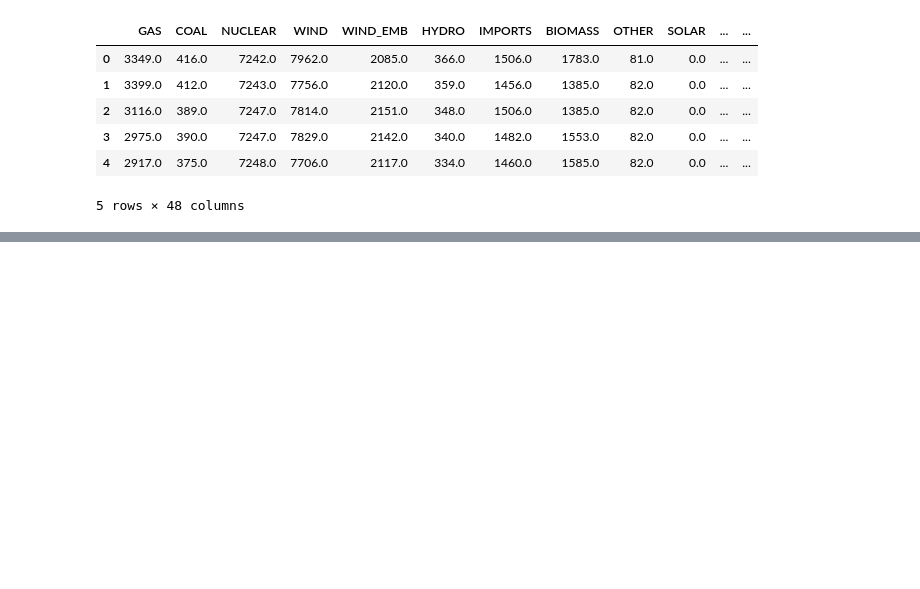
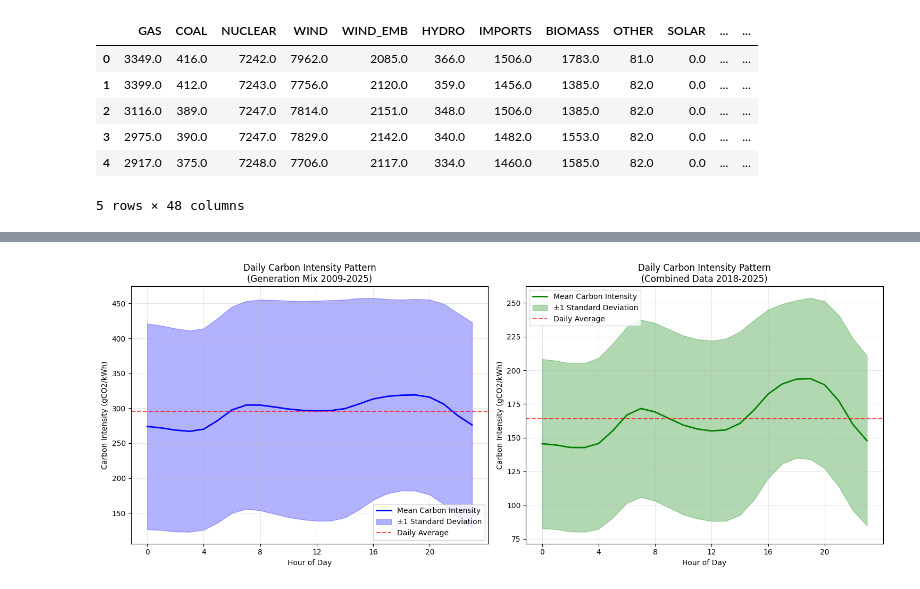
Before and after one commit to Julian-Elliott/grid-carbon-analysis, a Jupyter notebook: notebooks/06_hypothesis_testing.ipynb, the cells around one changed output, grey strips where cells are left out. Saved outputs shown, nothing was run; the diff lists cells and outputs as text; code cells hidden in the pictures; blank space fills up the shorter version.

Commit message:
feat: add hypothesis calculations and insights

```diff
--- a/notebooks/06_hypothesis_testing.ipynb
+++ b/notebooks/06_hypothesis_testing.ipynb
@@ -61,0 +199,39 @@ Loaded generation mix data: 121,034 rows × 48 columns
+# %%
+# Visualize daily patterns
+fig, (ax1, ax2) = plt.subplots(1, 2, figsize=(15, 6))
+
+# Plot generation mix hourly patterns
+gen_hourly = gen_results['hourly_stats']
+ax1.plot(gen_hourly['hour'], gen_hourly['mean'], 'b-', linewidth=2, label='Mean Carbon Intensity')
+ax1.fill_between(gen_hourly['hour'],
+                 gen_hourly['mean'] - gen_hourly['std'],
+                 gen_hourly['mean'] + gen_hourly['std'],
+                 alpha=0.3, color='blue', label='±1 Standard Deviation')
+ax1.axhline(y=gen_hourly['mean'].mean(), color='red', linestyle='--', alpha=0.7, label='Daily Average')
+ax1.set_xlabel('Hour of Day')
+ax1.set_ylabel('Carbon Intensity (gCO2/kWh)')
+ax1.set_title('Daily Carbon Intensity Pattern\n(Generation Mix 2009-2025)')
+ax1.legend()
+ax1.grid(True, alpha=0.3)
+ax1.set_xticks(range(0, 24, 4))
+
+# Plot combined data hourly patterns
+combined_hourly = combined_results['hourly_stats']
+ax2.plot(combined_hourly['hour'], combined_hourly['mean'], 'g-', linewidth=2, label='Mean Carbon Intensity')
+ax2.fill_between(combined_hourly['hour'],
+                 combined_hourly['mean'] - combined_hourly['std'],
+                 combined_hourly['mean'] + combined_hourly['std'],
+                 alpha=0.3, color='green', label='±1 Standard Deviation')
+ax2.axhline(y=combined_hourly['mean'].mean(), color='red', linestyle='--', alpha=0.7, label='Daily Average')
+ax2.set_xlabel('Hour of Day')
+ax2.set_ylabel('Carbon Intensity (gCO2/kWh)')
+ax2.set_title('Daily Carbon Intensity Pattern\n(Combined Data 2018-2025)')
+ax2.legend()
+ax2.grid(True, alpha=0.3)
+ax2.set_xticks(range(0, 24, 4))
+
+plt.tight_layout()
+plt.savefig('../results/figures/hypothesis_1_daily_patterns.png', dpi=300, bbox_inches='tight')
+plt.show()
+# %% [output]
+[figure, added]
```
Also changed, not shown: parts of 15 cells of this notebook, 3 other files.
